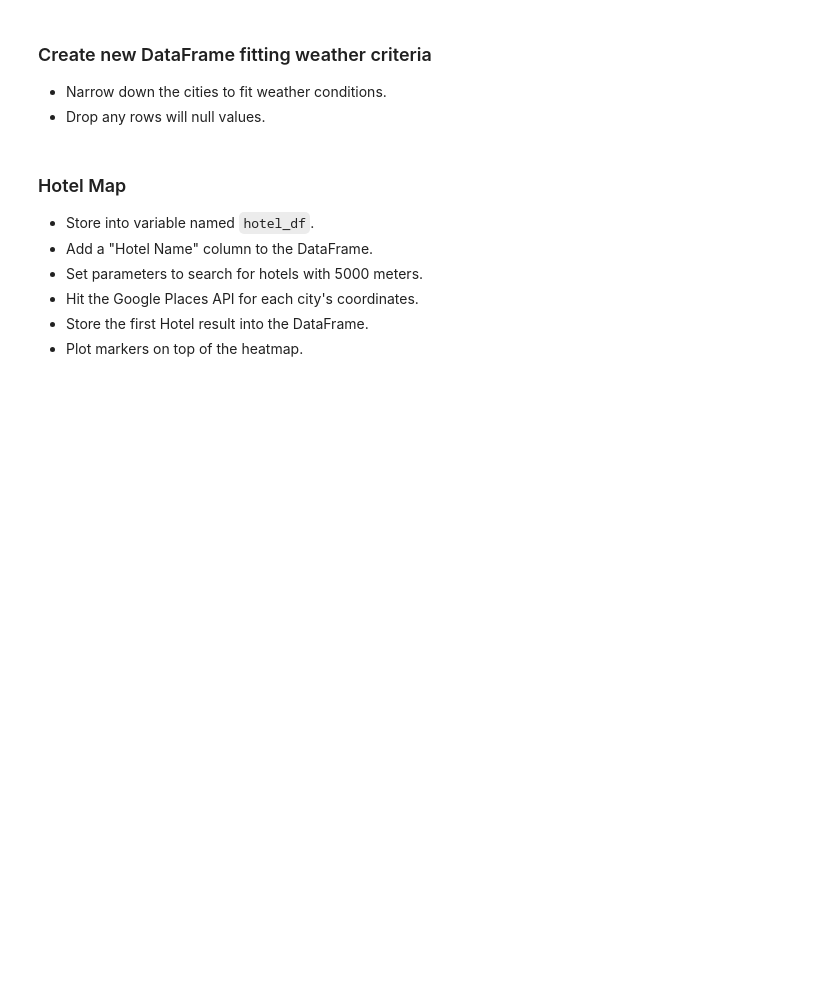
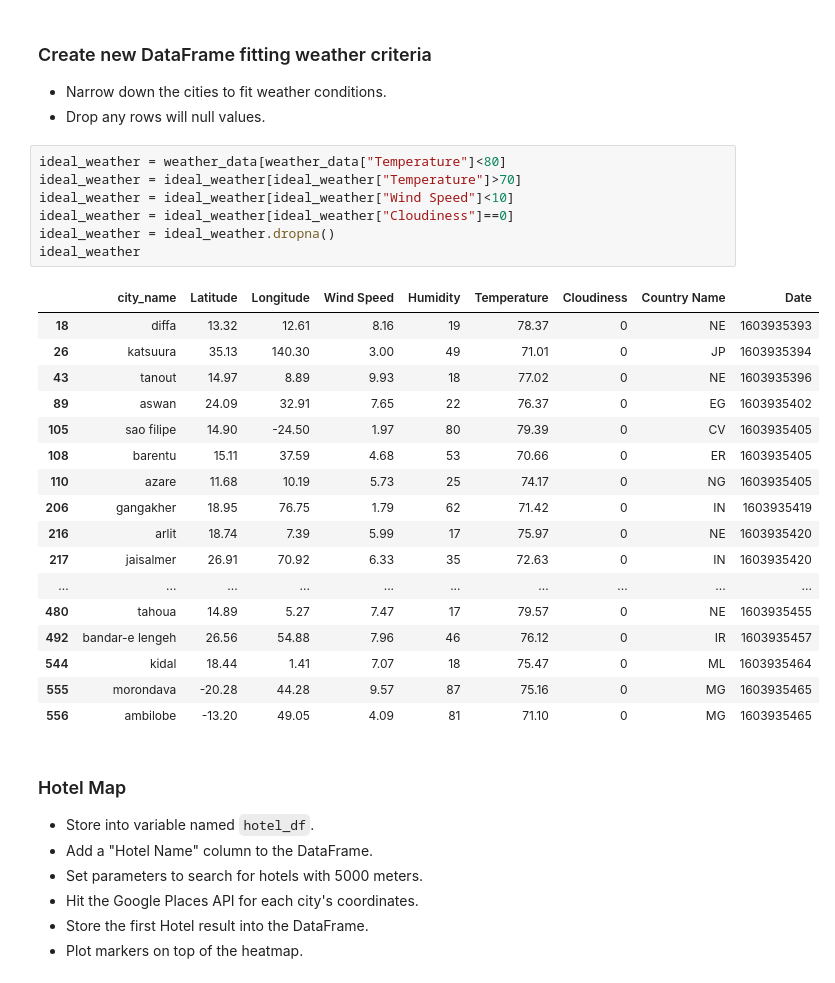
Before and after one commit to gabrielmacey/python_api_challenge, a Jupyter notebook: WeatherPy/VacationPy.ipynb, the cells around one changed output. Saved outputs shown, nothing was run; the diff lists cells and outputs as text; blank space fills up the shorter version.

```diff
--- a/WeatherPy/VacationPy.ipynb
+++ b/WeatherPy/VacationPy.ipynb
@@ -31,6 +72,31 @@ weather_data = pd.read_csv("RetrievedData.csv")
 ### Create new DataFrame fitting weather criteria
 * Narrow down the cities to fit weather conditions.
 * Drop any rows will null values.
+# %%
+ideal_weather = weather_data[weather_data["Temperature"]<80]
+ideal_weather = ideal_weather[ideal_weather["Temperature"]>70]
+ideal_weather = ideal_weather[ideal_weather["Wind Speed"]<10]
+ideal_weather = ideal_weather[ideal_weather["Cloudiness"]==0]
+ideal_weather = ideal_weather.dropna()
+ideal_weather
+# %% [output]
+|  | city_name | Latitude | Longitude | Wind Speed | Humidity | Temperature | Cloudiness | Country Name | Date |
+| 18 | diffa | 13.32 | 12.61 | 8.16 | 19 | 78.37 | 0 | NE | 1603935393 |
+| 26 | katsuura | 35.13 | 140.30 | 3.00 | 49 | 71.01 | 0 | JP | 1603935394 |
+| 43 | tanout | 14.97 | 8.89 | 9.93 | 18 | 77.02 | 0 | NE | 1603935396 |
+| 89 | aswan | 24.09 | 32.91 | 7.65 | 22 | 76.37 | 0 | EG | 1603935402 |
+| 105 | sao filipe | 14.90 | -24.50 | 1.97 | 80 | 79.39 | 0 | CV | 1603935405 |
+| 108 | barentu | 15.11 | 37.59 | 4.68 | 53 | 70.66 | 0 | ER | 1603935405 |
+| 110 | azare | 11.68 | 10.19 | 5.73 | 25 | 74.17 | 0 | NG | 1603935405 |
+| 206 | gangakher | 18.95 | 76.75 | 1.79 | 62 | 71.42 | 0 | IN | 1603935419 |
+| 216 | arlit | 18.74 | 7.39 | 5.99 | 17 | 75.97 | 0 | NE | 1603935420 |
+| 217 | jaisalmer | 26.91 | 70.92 | 6.33 | 35 | 72.63 | 0 | IN | 1603935420 |
+| ... | ... | ... | ... | ... | ... | ... | ... | ... | ... |
+| 480 | tahoua | 14.89 | 5.27 | 7.47 | 17 | 79.57 | 0 | NE | 1603935455 |
+| 492 | bandar-e lengeh | 26.56 | 54.88 | 7.96 | 46 | 76.12 | 0 | IR | 1603935457 |
+| 544 | kidal | 18.44 | 1.41 | 7.07 | 18 | 75.47 | 0 | ML | 1603935464 |
+| 555 | morondava | -20.28 | 44.28 | 9.57 | 87 | 75.16 | 0 | MG | 1603935465 |
+| 556 | ambilobe | -13.20 | 49.05 | 4.09 | 81 | 71.10 | 0 | MG | 1603935465 |
 # %% [markdown]
 ### Hotel Map
 * Store into variable named `hotel_df`.
```
Also changed, not shown: parts of 3 cells of this notebook.
